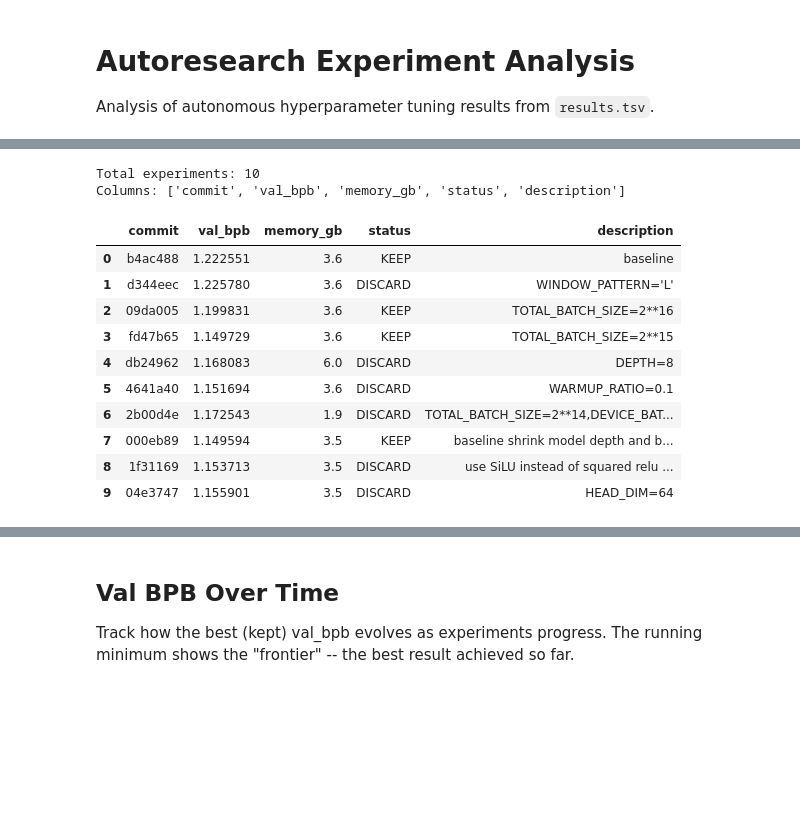
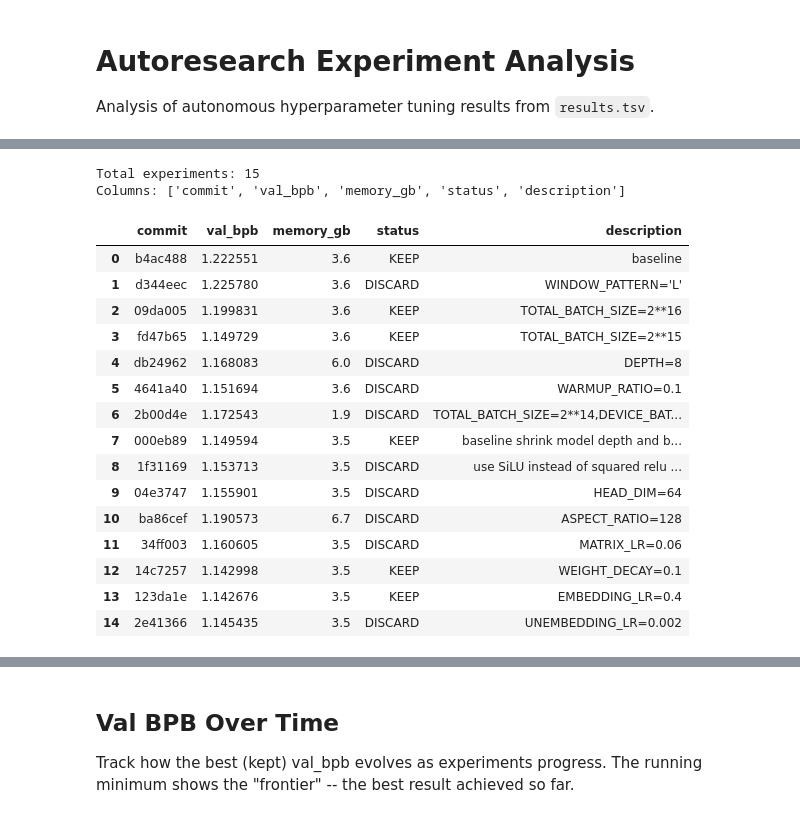
Before and after one commit to rdb420/autoresearch, a Jupyter notebook: analysis.ipynb, the cells around one changed output, grey strips where cells are left out. Drawn from its saved outputs; the diff is of its cells as text; code cells hidden in the pictures; blank space fills up the shorter version.

```diff
--- a/analysis.ipynb
+++ b/analysis.ipynb
@@ -68,31 +5,36 @@ Stopped.
 # %%
 import pandas as pd
 import matplotlib.pyplot as plt
 import numpy as np
 
 # Load the TSV (tab-separated, 5 columns: commit, val_bpb, memory_gb, status, description)
 df = pd.read_csv("results.tsv", sep="\t")
 df["val_bpb"] = pd.to_numeric(df["val_bpb"], errors="coerce")
 df["memory_gb"] = pd.to_numeric(df["memory_gb"], errors="coerce")
 df["status"] = df["status"].str.strip().str.upper()
 
 print(f"Total experiments: {len(df)}")
 print(f"Columns: {list(df.columns)}")
-df.head(10)
+df.head(100)
 # %% [output]
-Total experiments: 10
+Total experiments: 15
 Columns: ['commit', 'val_bpb', 'memory_gb', 'status', 'description']
 |  | commit | val_bpb | memory_gb | status | description |
 | 0 | b4ac488 | 1.222551 | 3.6 | KEEP | baseline |
 | 1 | d344eec | 1.225780 | 3.6 | DISCARD | WINDOW_PATTERN='L' |
 | 2 | 09da005 | 1.199831 | 3.6 | KEEP | TOTAL_BATCH_SIZE=2**16 |
 | 3 | fd47b65 | 1.149729 | 3.6 | KEEP | TOTAL_BATCH_SIZE=2**15 |
 | 4 | db24962 | 1.168083 | 6.0 | DISCARD | DEPTH=8 |
 | 5 | 4641a40 | 1.151694 | 3.6 | DISCARD | WARMUP_RATIO=0.1 |
 | 6 | 2b00d4e | 1.172543 | 1.9 | DISCARD | TOTAL_BATCH_SIZE=2**14,DEVICE_BAT... |
 | 7 | 000eb89 | 1.149594 | 3.5 | KEEP | baseline shrink model depth and b... |
 | 8 | 1f31169 | 1.153713 | 3.5 | DISCARD | use SiLU instead of squared relu ... |
 | 9 | 04e3747 | 1.155901 | 3.5 | DISCARD | HEAD_DIM=64 |
+| 10 | ba86cef | 1.190573 | 6.7 | DISCARD | ASPECT_RATIO=128 |
+| 11 | 34ff003 | 1.160605 | 3.5 | DISCARD | MATRIX_LR=0.06 |
+| 12 | 14c7257 | 1.142998 | 3.5 | KEEP | WEIGHT_DECAY=0.1 |
+| 13 | 123da1e | 1.142676 | 3.5 | KEEP | EMBEDDING_LR=0.4 |
+| 14 | 2e41366 | 1.145435 | 3.5 | DISCARD | UNEMBEDDING_LR=0.002 |
 # %%
 counts = df["status"].value_counts()
 print("Experiment outcomes:")
```
Also changed, not shown: parts of 7 cells of this notebook, 7 other files.
